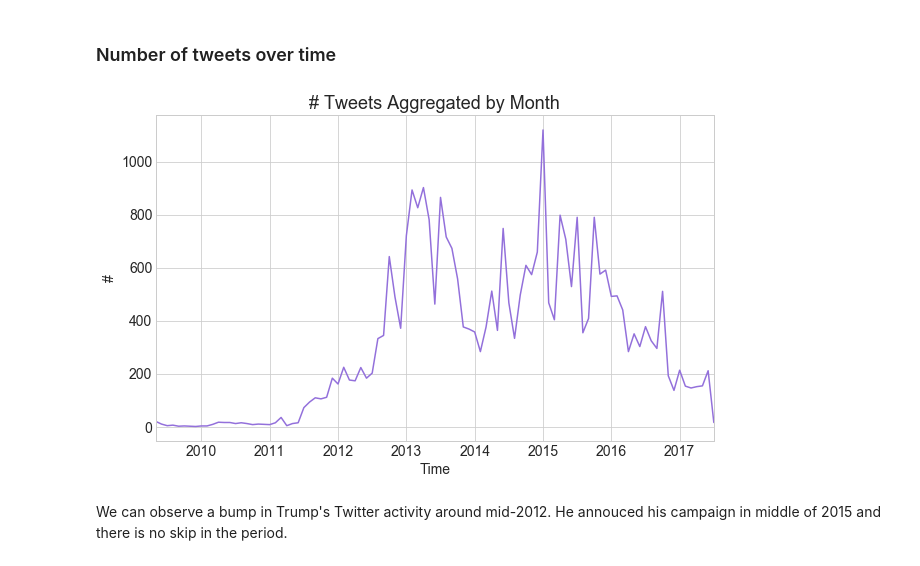
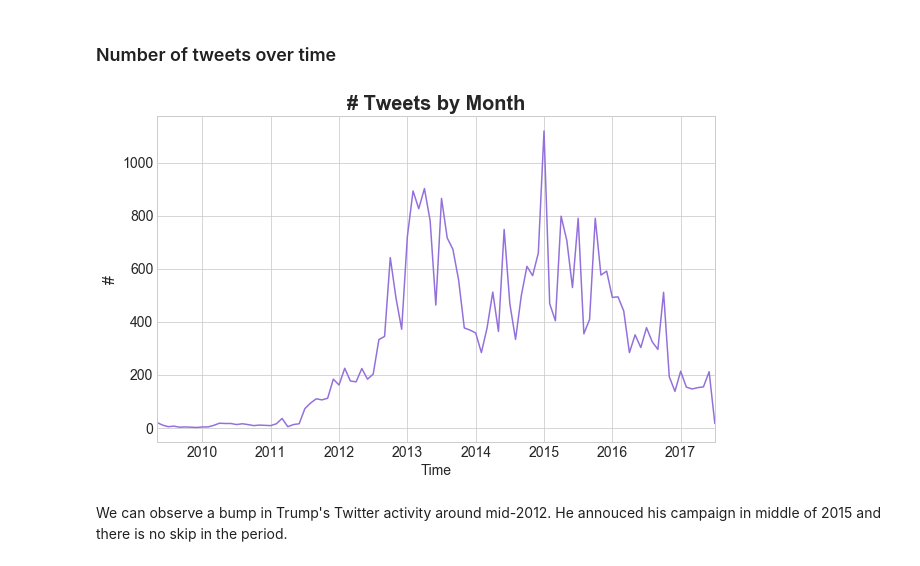
Before and after one commit to atulkumarin/project, a Jupyter notebook: analysis/Project-MileStone2-Updated.ipynb, the cells around one changed output. Cells and saved outputs as stored; diff of their text form; code cells hidden in the pictures.

```diff
--- a/analysis/Project-MileStone2-Updated.ipynb
+++ b/analysis/Project-MileStone2-Updated.ipynb
@@ -46,4 +46,6 @@ import warnings
 warnings.filterwarnings('ignore')
 
 plots_args = {'fontsize': 14, 'color': '#9370DB'}
+
+FIGURE_FOLDER = '../history/figures/'
 # %% [output]
@@ -201,10 +207,11 @@ Dataset with 31224 rows and size 24.9 MB
 # %%
 count_by_month = df.groupby('first_day_month_cohort').size()
 count_by_month.plot(figsize=(10, 6), **plots_args);
-plt.title('# Tweets Aggregated by Month', fontsize=18);
-plt.xlabel('Time', fontsize=14); plt.ylabel('#', fontsize=14);
+plt.title('# Tweets by Month', fontsize=20, fontweight='bold');
+plt.xlabel('Time', fontsize=14); plt.ylabel('#', fontsize=16);
+plt.savefig(FIGURE_FOLDER + 'count_by_month.png')
 # %% [output]
-[figure, old version]
+[figure, new version]
 # %% [markdown]
 We can observe a bump in Trump's Twitter activity around mid-2012. He annouced his campaign in middle of 2015 and there is no skip in the period.
 # %% [markdown]
```
Also changed, not shown: parts of 5 cells of this notebook, 7 other files.
